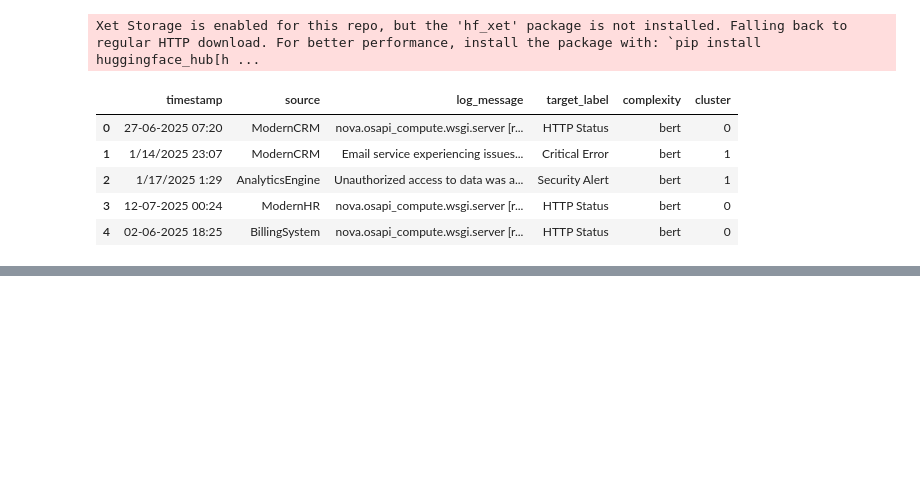
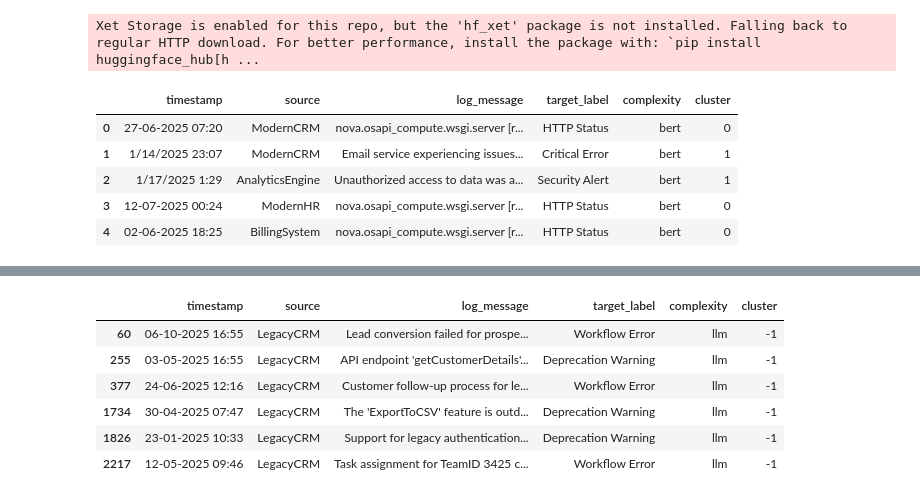
Before and after one commit to Pranjal360Agarwal/LogEngineX, a Jupyter notebook: training/training.ipynb, the cells around one changed output, grey strips where cells are left out. Drawn from its saved outputs; the diff is of its cells as text; code cells hidden in the pictures; blank space fills up the shorter version.

Commit message:
Add: DB Scan clustering

```diff
--- a/training/training.ipynb
+++ b/training/training.ipynb
@@ -64,0 +86,10 @@ Xet Storage is enabled for this repo, but the 'hf_xet' package is not installed.
+# %%
+df[df.cluster == -1]
+# %% [output]
+|  | timestamp | source | log_message | target_label | complexity | cluster |
+| 60 | 06-10-2025 16:55 | LegacyCRM | Lead conversion failed for prospe... | Workflow Error | llm | -1 |
+| 255 | 03-05-2025 16:55 | LegacyCRM | API endpoint 'getCustomerDetails'... | Deprecation Warning | llm | -1 |
+| 377 | 24-06-2025 12:16 | LegacyCRM | Customer follow-up process for le... | Workflow Error | llm | -1 |
+| 1734 | 30-04-2025 07:47 | LegacyCRM | The 'ExportToCSV' feature is outd... | Deprecation Warning | llm | -1 |
+| 1826 | 23-01-2025 10:33 | LegacyCRM | Support for legacy authentication... | Deprecation Warning | llm | -1 |
+| 2217 | 12-05-2025 09:46 | LegacyCRM | Task assignment for TeamID 3425 c... | Workflow Error | llm | -1 |
```
Also changed, not shown: parts of 2 cells of this notebook.
